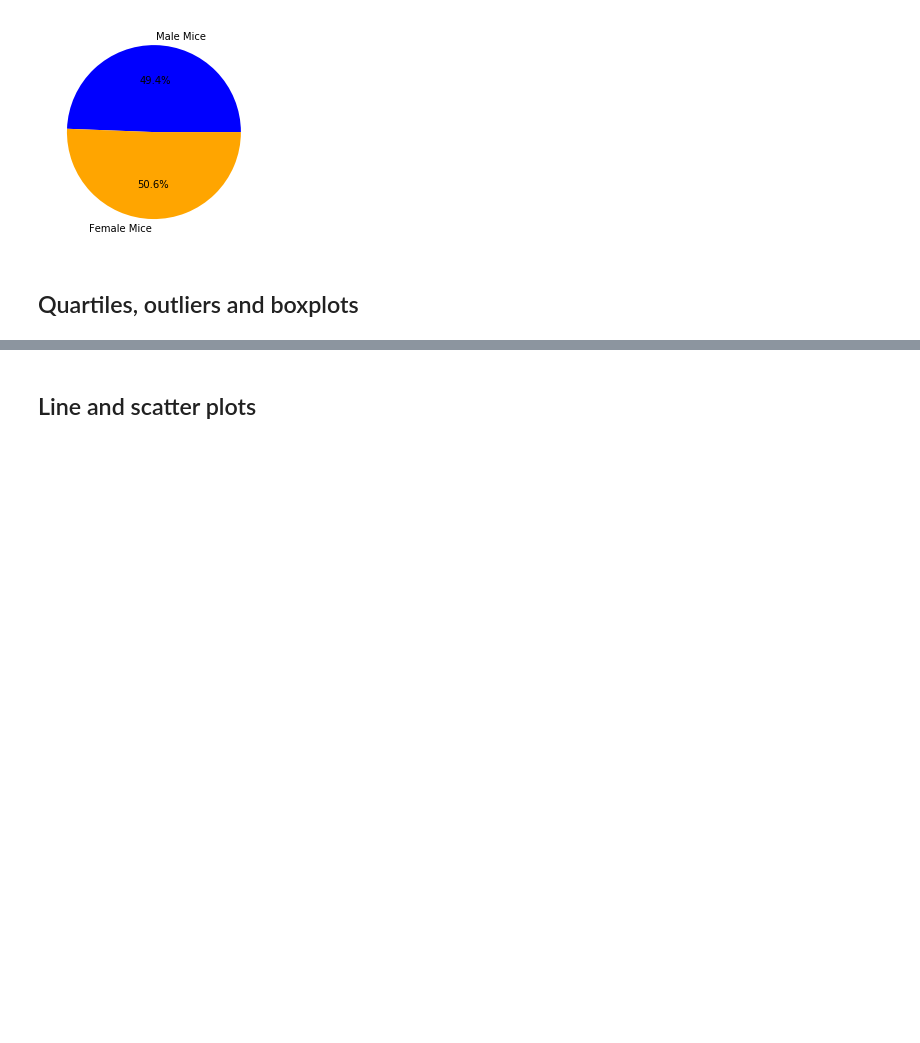
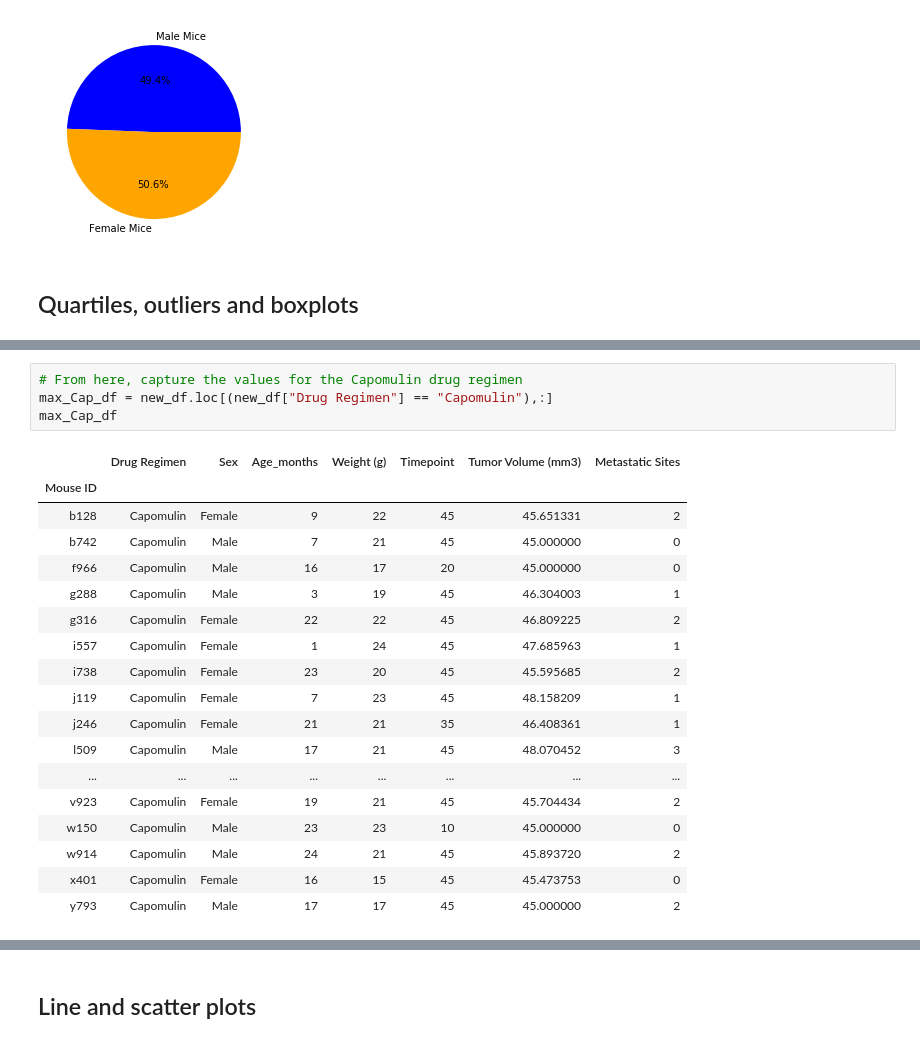
Before and after one commit to jlheen/matplotlib-challenge, a Jupyter notebook: pymaceuticals.ipynb, the cells around one changed output, grey strips where cells are left out. Cells and saved outputs as stored; diff of their text form; blank space fills up the shorter version.

```diff
--- a/pymaceuticals.ipynb
+++ b/pymaceuticals.ipynb
@@ -282,0 +321,23 @@ plt.pie(gender_tests, labels=labels, colors=colors,
+# %%
+# From here, capture the values for the Capomulin drug regimen
+max_Cap_df = new_df.loc[(new_df["Drug Regimen"] == "Capomulin"),:]
+max_Cap_df
+# %% [output]
+|  | Drug Regimen | Sex | Age_months | Weight (g) | Timepoint | Tumor Volume (mm3) | Metastatic Sites |
+| Mouse ID |  |  |  |  |  |  |  |
+| b128 | Capomulin | Female | 9 | 22 | 45 | 45.651331 | 2 |
+| b742 | Capomulin | Male | 7 | 21 | 45 | 45.000000 | 0 |
+| f966 | Capomulin | Male | 16 | 17 | 20 | 45.000000 | 0 |
+| g288 | Capomulin | Male | 3 | 19 | 45 | 46.304003 | 1 |
+| g316 | Capomulin | Female | 22 | 22 | 45 | 46.809225 | 2 |
+| i557 | Capomulin | Female | 1 | 24 | 45 | 47.685963 | 1 |
+| i738 | Capomulin | Female | 23 | 20 | 45 | 45.595685 | 2 |
+| j119 | Capomulin | Female | 7 | 23 | 45 | 48.158209 | 1 |
+| j246 | Capomulin | Female | 21 | 21 | 35 | 46.408361 | 1 |
+| l509 | Capomulin | Male | 17 | 21 | 45 | 48.070452 | 3 |
+| ... | ... | ... | ... | ... | ... | ... | ... |
+| v923 | Capomulin | Female | 19 | 21 | 45 | 45.704434 | 2 |
+| w150 | Capomulin | Male | 23 | 23 | 10 | 45.000000 | 0 |
+| w914 | Capomulin | Male | 24 | 21 | 45 | 45.893720 | 2 |
+| x401 | Capomulin | Female | 16 | 15 | 45 | 45.473753 | 0 |
+| y793 | Capomulin | Male | 17 | 17 | 45 | 45.000000 | 2 |
```
Also changed, not shown: parts of 16 cells of this notebook.
